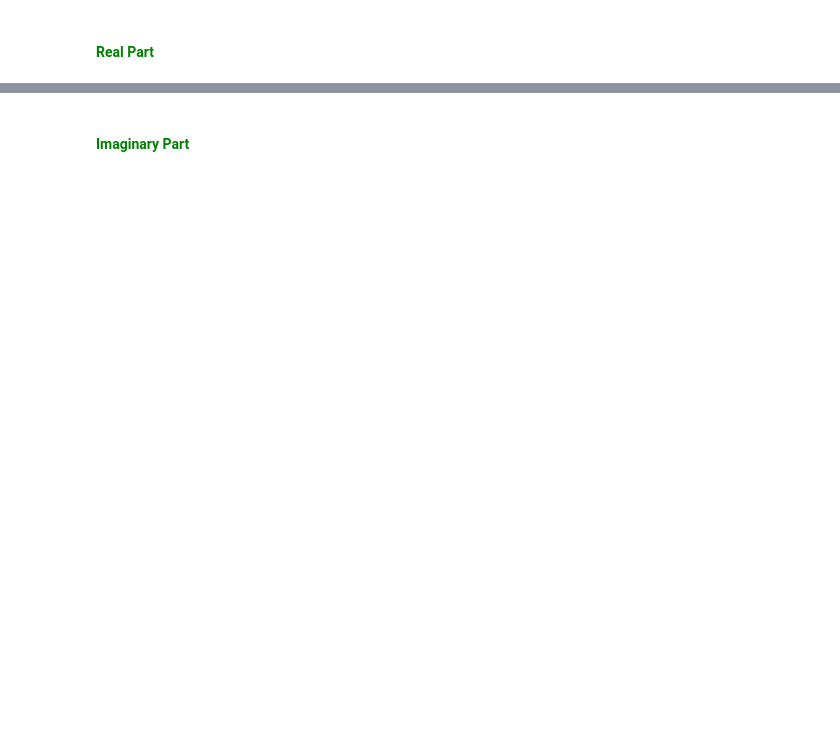
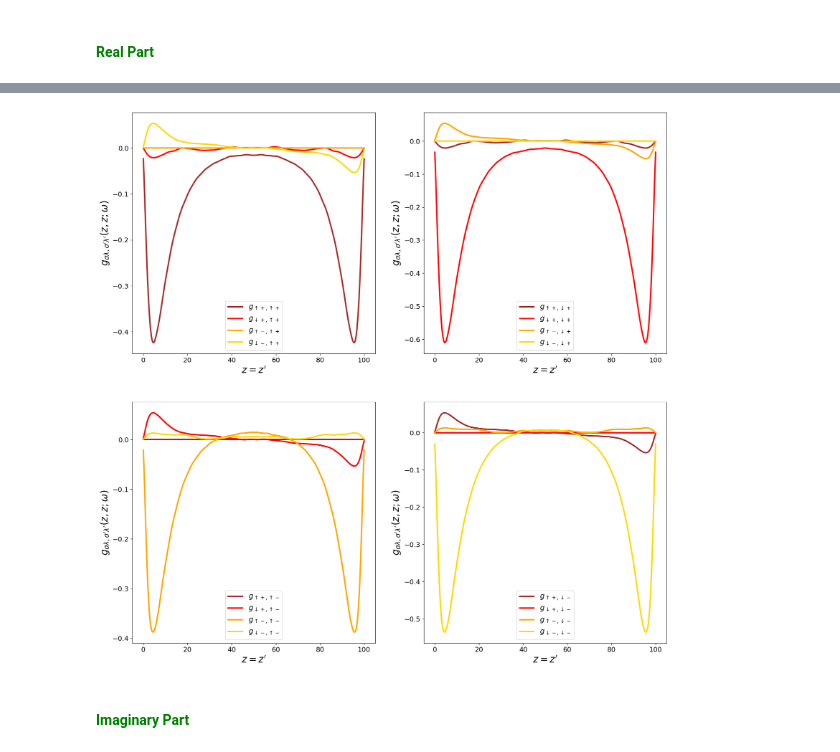
Before and after one commit to danidimic/MTI_SC_Gorkov, a Jupyter notebook: GMTI_Numerical.ipynb, the cells around one changed output, grey strips where cells are left out. Cells and saved outputs as stored; diff of their text form; code cells hidden in the pictures; blank space fills up the shorter version.

```diff
--- a/GMTI_Numerical.ipynb
+++ b/GMTI_Numerical.ipynb
@@ -820,3 +772,43 @@ for icol in range(4):
+# %%
+import matplotlib.pyplot as plt
+from matplotlib.pyplot import cm
+
+# colors for plotting
+colors = ['brown', 'red', 'orange', 'gold']
+# colors gradient
+#cmap = plt.get_cmap('autumn_r', len(Nstates))
+
+# labels for curves
+labels = [["$g_{\\uparrow +, \\uparrow +}$", "$g_{\\uparrow +, \downarrow +}$", "$g_{\\uparrow +, \\uparrow -}$", "$g_{\\uparrow +, \downarrow -}$"],
+          ["$g_{\downarrow +, \\uparrow +}$", "$g_{\downarrow +, \downarrow +}$", "$g_{\downarrow +, \\uparrow -}$", "$g_{\downarrow +, \downarrow -}$"],
+          ["$g_{\\uparrow -, \\uparrow +}$", "$g_{\\uparrow -, \downarrow +}$", "$g_{\\uparrow -, \\uparrow -}$", "$g_{\\uparrow -, \downarrow -}$"],
+          ["$g_{\downarrow -, \\uparrow +}$", "$g_{\downarrow -, \downarrow +}$", "$g_{\downarrow -, \\uparrow -}$", "$g_{\downarrow -, \downarrow -}$"]]
+
+
+# subplots
+fig, axs = plt.subplots(2,2, figsize=(20, 20))
+
+# indices referred to GF matrix
+for icol in range(4):
+
+    # indices for plotting
+    if icol==0: iPic = 0; jPic = 0
+    if icol==1: iPic = 0; jPic = 1
+    if icol==2: iPic = 1; jPic = 0
+    if icol==3: iPic = 1; jPic = 1
+
+    for irow in range(4):
+
+        # plot approximate results
+        axs[iPic][jPic].plot(lattice, [gf[idx][irow][icol].real for idx in range(Nlat)], c=colors[irow], lw=3, label=labels[irow][icol] )
+
+    axs[iPic][jPic].set_xlabel("$z=z'$", fontsize = 20)
+    axs[iPic][jPic].set_ylabel("$g_{\sigma\lambda, \sigma'\lambda'}(z,z;\omega)$", fontsize = 20)
+
+    axs[iPic][jPic].tick_params(axis='both', which='major', labelsize=14)
+    axs[iPic][jPic].legend(fontsize=15);
+# %% [output]
+[figure, added]
 # %% [markdown]
 #### <font color='green'> **Imaginary Part** </font>
 # %%
```
Also changed, not shown: parts of 12 cells of this notebook, 2 other files.
